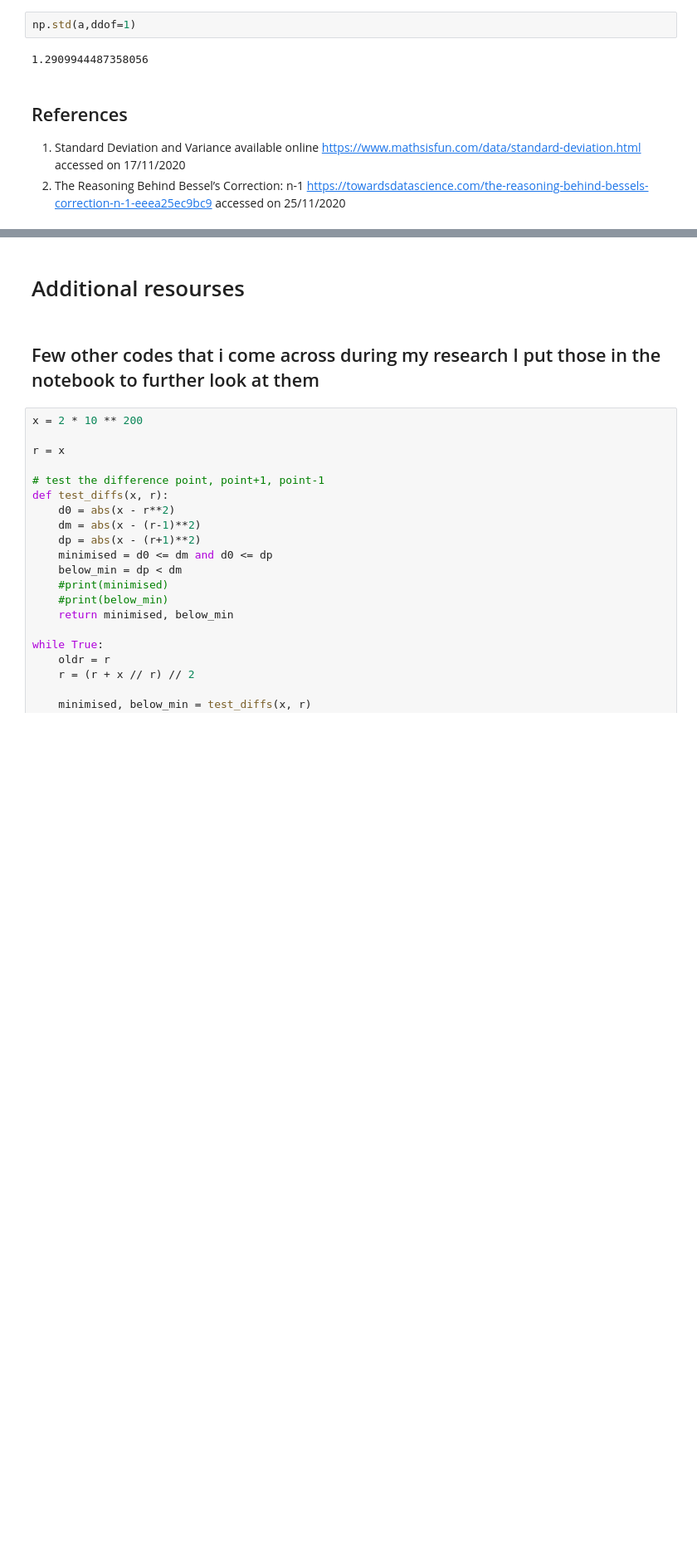
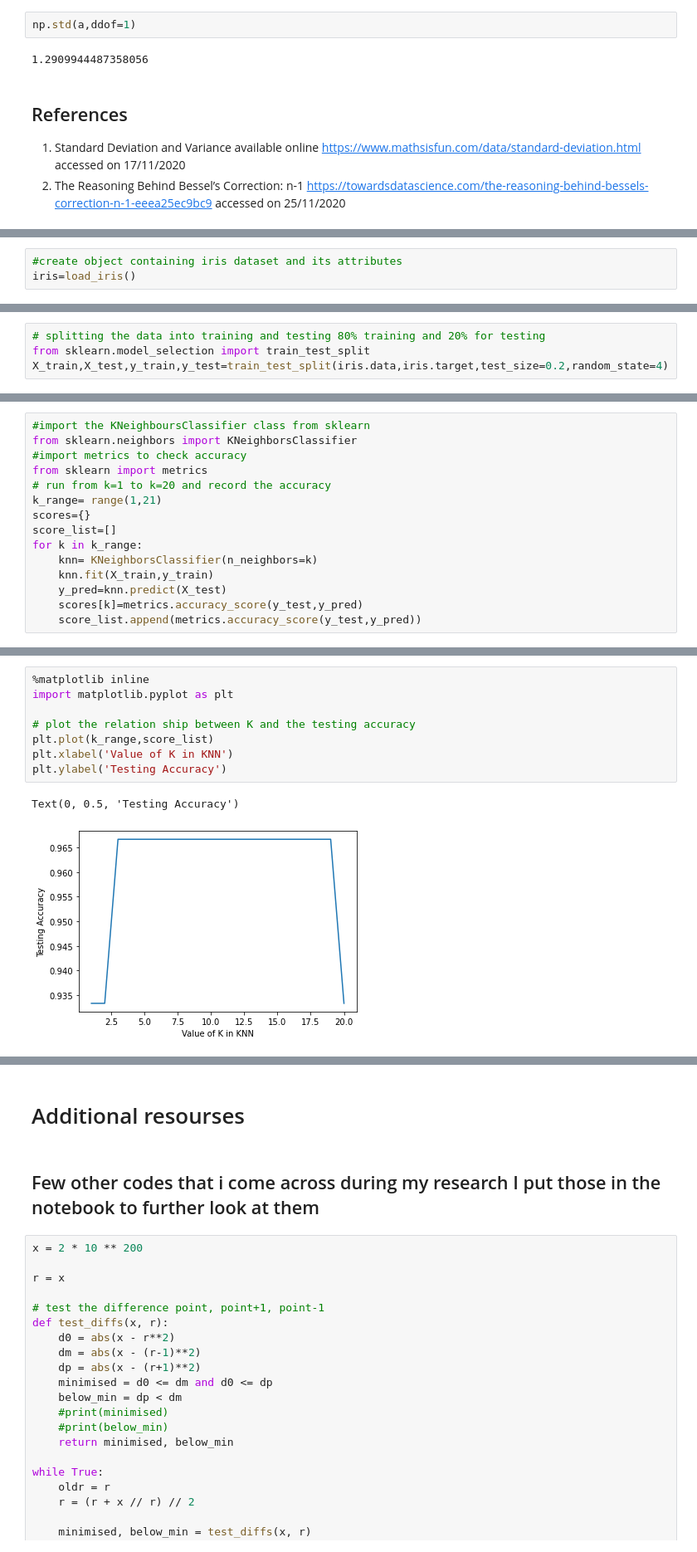
Before and after one commit to Freeha-S/Tasks-2020, a Jupyter notebook: task-2020.ipynb, the cells around one changed output, grey strips where cells are left out. Shown at 83% size. Saved outputs shown, nothing was run; the diff lists cells and outputs as text; blank space fills up the shorter version.

```diff
--- a/task-2020.ipynb
+++ b/task-2020.ipynb
@@ -763,0 +920,3 @@ np.std(a,ddof=1)
+# %%
+#create object containing iris dataset and its attributes
+iris=load_iris()
@@ -763,0 +973,4 @@ np.std(a,ddof=1)
+# %%
+# splitting the data into training and testing 80% training and 20% for testing
+from sklearn.model_selection import train_test_split
+X_train,X_test,y_train,y_test=train_test_split(iris.data,iris.target,test_size=0.2,random_state=4)
@@ -763,0 +987,15 @@ np.std(a,ddof=1)
+# %%
+#import the KNeighboursClassifier class from sklearn
+from sklearn.neighbors import KNeighborsClassifier
+#import metrics to check accuracy
+from sklearn import metrics
+# run from k=1 to k=20 and record the accuracy
+k_range= range(1,21)
+scores={}
+score_list=[]
+for k in k_range:
+    knn= KNeighborsClassifier(n_neighbors=k)
+    knn.fit(X_train,y_train)
+    y_pred=knn.predict(X_test)
+    scores[k]=metrics.accuracy_score(y_test,y_pred)
+    score_list.append(metrics.accuracy_score(y_test,y_pred))
@@ -763,0 +1005,11 @@ np.std(a,ddof=1)
+# %%
+%matplotlib inline
+import matplotlib.pyplot as plt
+
+# plot the relation ship between K and the testing accuracy
+plt.plot(k_range,score_list)
+plt.xlabel('Value of K in KNN')
+plt.ylabel('Testing Accuracy')
+# %% [output]
+Text(0, 0.5, 'Testing Accuracy')
+[figure, added]
```
Also changed, not shown: parts of 45 cells of this notebook, 1 other file.
